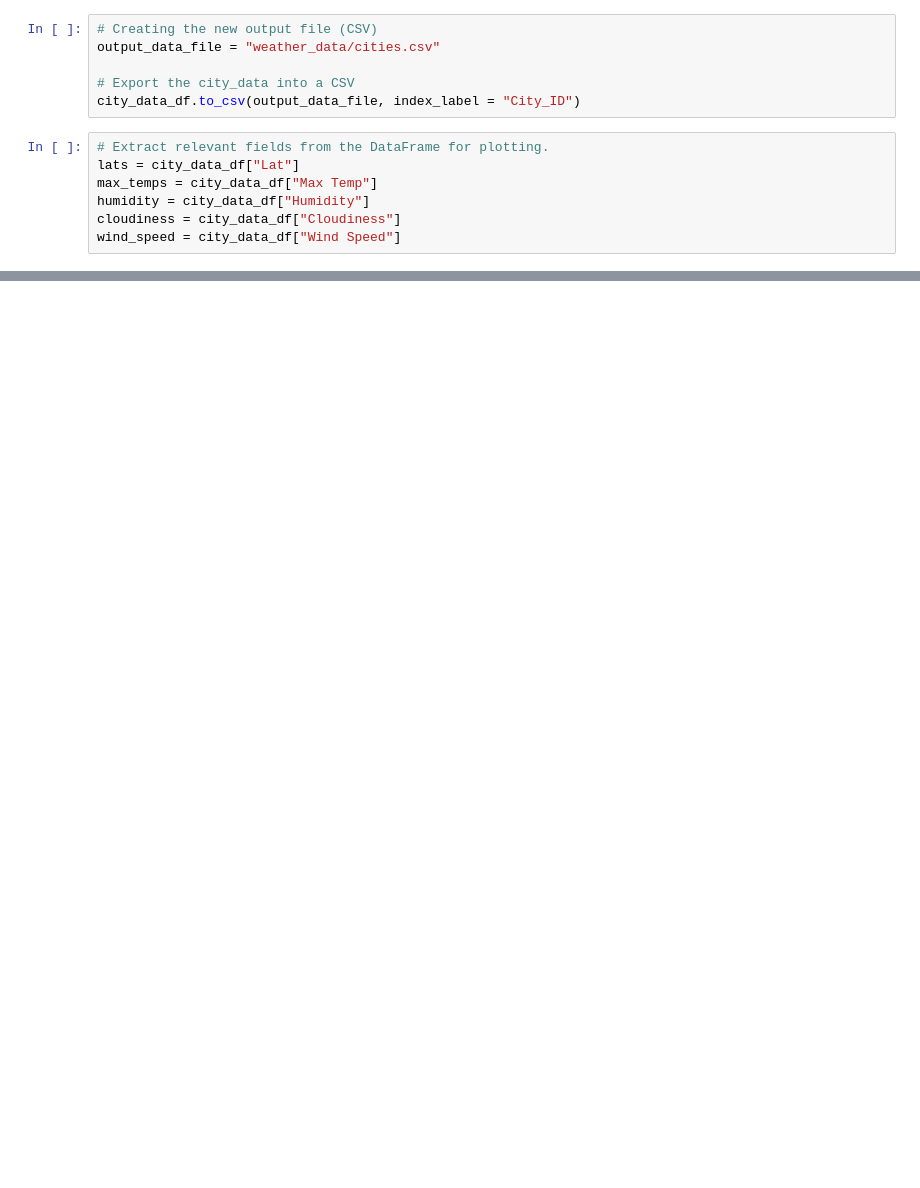
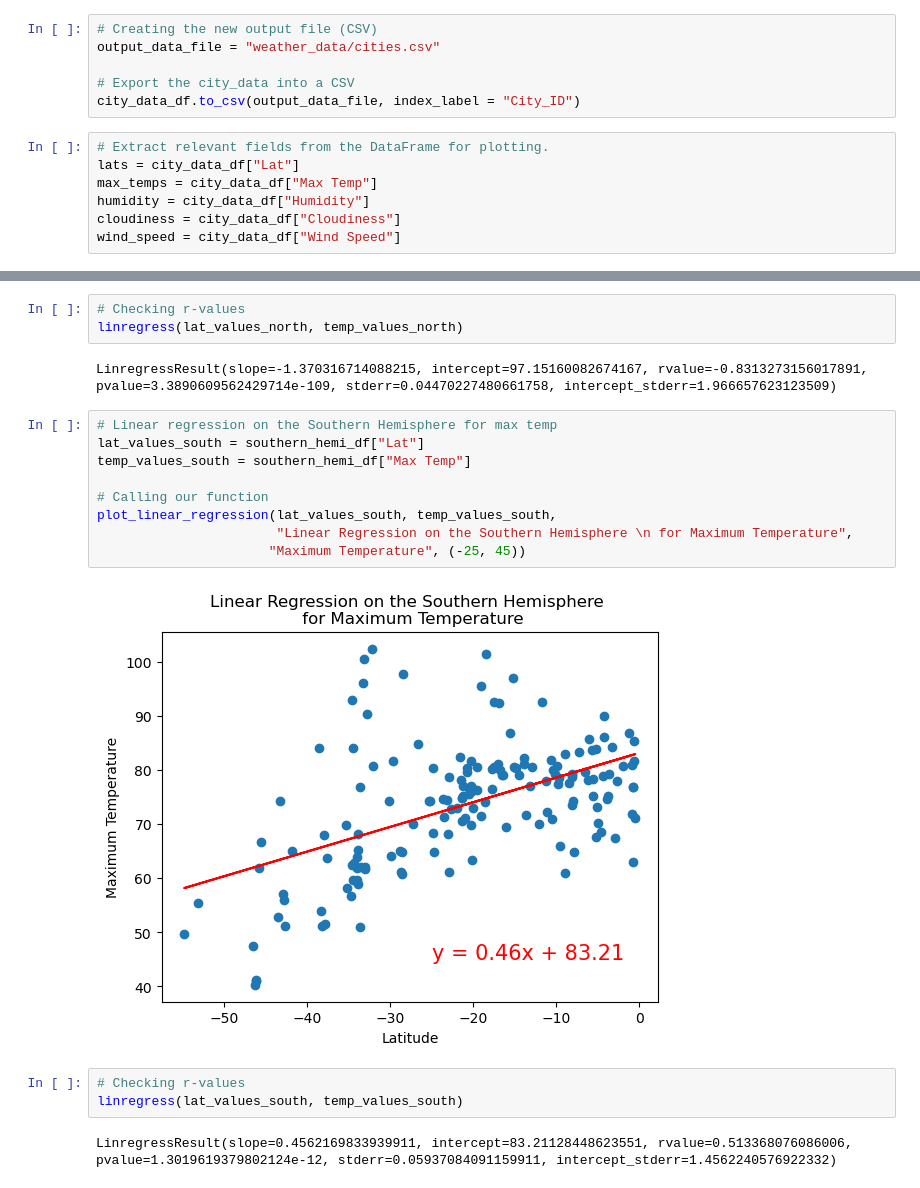
Before and after one commit to RyanDevillier/World_Weather_Analysis, a Jupyter notebook: WeatherPy.ipynb, the cells around one changed output, grey strips where cells are left out. Cells and saved outputs as stored; diff of their text form; blank space fills up the shorter version.

```diff
--- a/WeatherPy.ipynb
+++ b/WeatherPy.ipynb
@@ -267,0 +322,21 @@ plt.show()
+# %%
+# Checking r-values
+linregress(lat_values_north, temp_values_north)
+# %% [output]
+LinregressResult(slope=-1.370316714088215, intercept=97.15160082674167, rvalue=-0.8313273156017891, pvalue=3.3890609562429714e-109, stderr=0.04470227480661758, intercept_stderr=1.966657623123509)
+# %%
+# Linear regression on the Southern Hemisphere for max temp
+lat_values_south = southern_hemi_df["Lat"]
+temp_values_south = southern_hemi_df["Max Temp"]
+
+# Calling our function
+plot_linear_regression(lat_values_south, temp_values_south,
+                       "Linear Regression on the Southern Hemisphere \n for Maximum Temperature",
+                      "Maximum Temperature", (-25, 45))
+# %% [output]
+[figure, added]
+# %%
+# Checking r-values
+linregress(lat_values_south, temp_values_south)
+# %% [output]
+LinregressResult(slope=0.4562169833939911, intercept=83.21128448623551, rvalue=0.513368076086006, pvalue=1.3019619379802124e-12, stderr=0.05937084091159911, intercept_stderr=1.4562240576922332)
```
Also changed, not shown: parts of 25 cells of this notebook, 5 other files.
